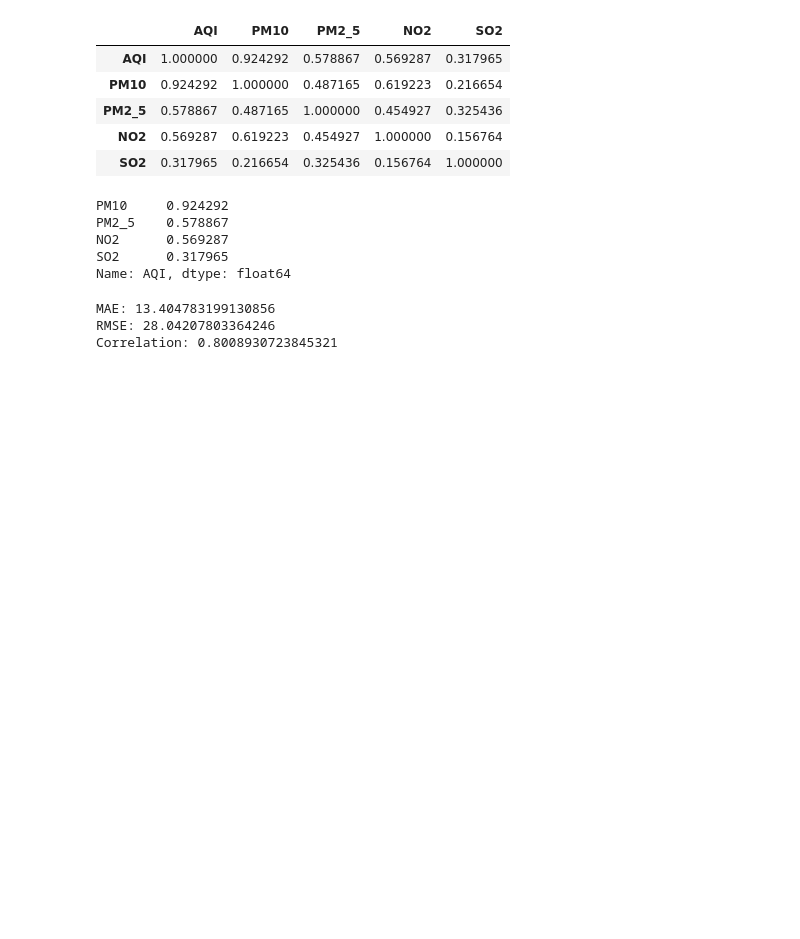
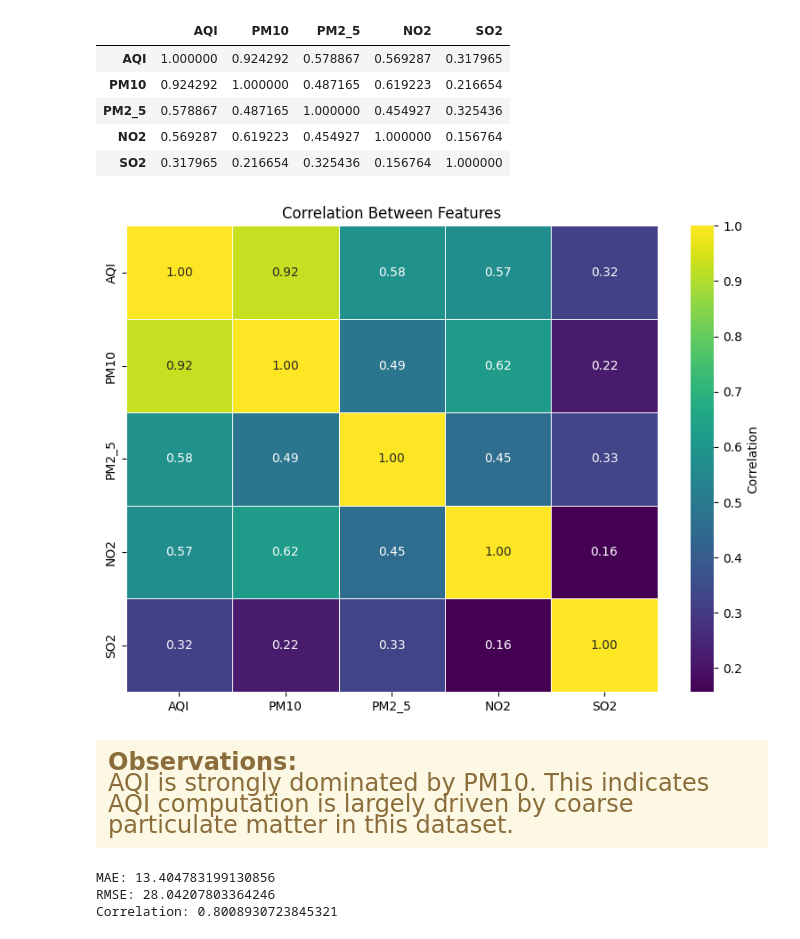
Before and after one commit to mohmmad-akeeb/j-k-pollution-data-analysis, a Jupyter notebook: Untitled.ipynb, the cells around one changed output. Cells and saved outputs as stored; diff of their text form; code cells hidden in the pictures; blank space fills up the shorter version.

```diff
--- a/Untitled.ipynb
+++ b/Untitled.ipynb
@@ -503,4 +470,4 @@ continuous_stations = station_time_gaps[station_time_gaps['is_continuous'] == Tr
 # %%
 cols = ['AQI', 'PM10', 'PM2_5', 'NO2', 'SO2']
 
-aqi_df = merged_df.dropna(subset=cols).copy()
+aqi_df = df_filtered.dropna(subset=cols).copy()
@@ -515,15 +495,25 @@ corr
 | PM2_5 | 0.578867 | 0.487165 | 1.000000 | 0.454927 | 0.325436 |
 | NO2 | 0.569287 | 0.619223 | 0.454927 | 1.000000 | 0.156764 |
 | SO2 | 0.317965 | 0.216654 | 0.325436 | 0.156764 | 1.000000 |
-# %%
-aqi_corr = corr['AQI'].drop('AQI').sort_values(ascending=False)
-print(aqi_corr)
-# %% [output]
-PM10     0.924292
-PM2_5    0.578867
-NO2      0.569287
-SO2      0.317965
-Name: AQI, dtype: float64
+# %%
+fig, ax = plt.subplots(figsize=(8, 6))
+sns.heatmap(corr
+            ,cmap='viridis'
+            ,annot=True
+            , fmt='.2f'
+            ,linewidths=0.5
+            ,cbar_kws={'label': 'Correlation'}
+            ,ax=ax)
+ax.set_title("Correlation Between Features")
+plt.savefig("correlation_of_aqi_with_others.png", dpi=300, bbox_inches='tight')
+plt.tight_layout()
+plt.show()
+# %% [output]
+[figure, added]
+# %% [markdown]
+<div class="alert alert-block alert-warning" style="font-size:24px">
+<b>Observations:</b><br>AQI is strongly dominated by PM10. This indicates AQI computation is largely driven by coarse particulate matter in this dataset.
+</div>
 # %%
 def sub_index(Cp, BLo, BHi, ILo, IHi):
     return ((IHi - ILo) / (BHi - BLo)) * (Cp - BLo) + ILo
```
Also changed, not shown: parts of 9 cells of this notebook, 4 other files.
